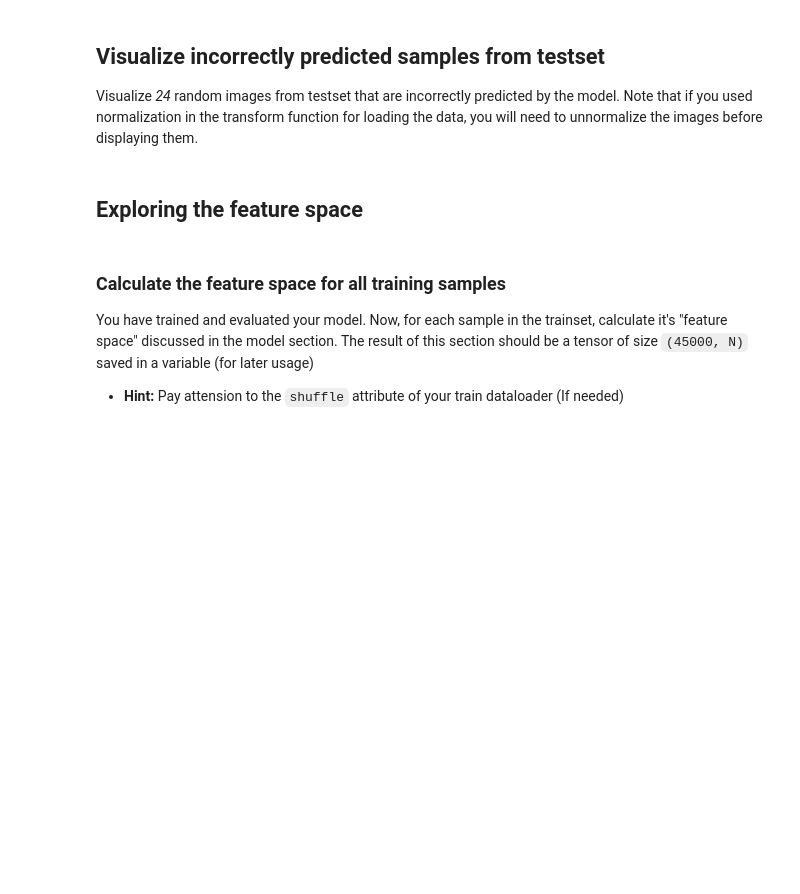
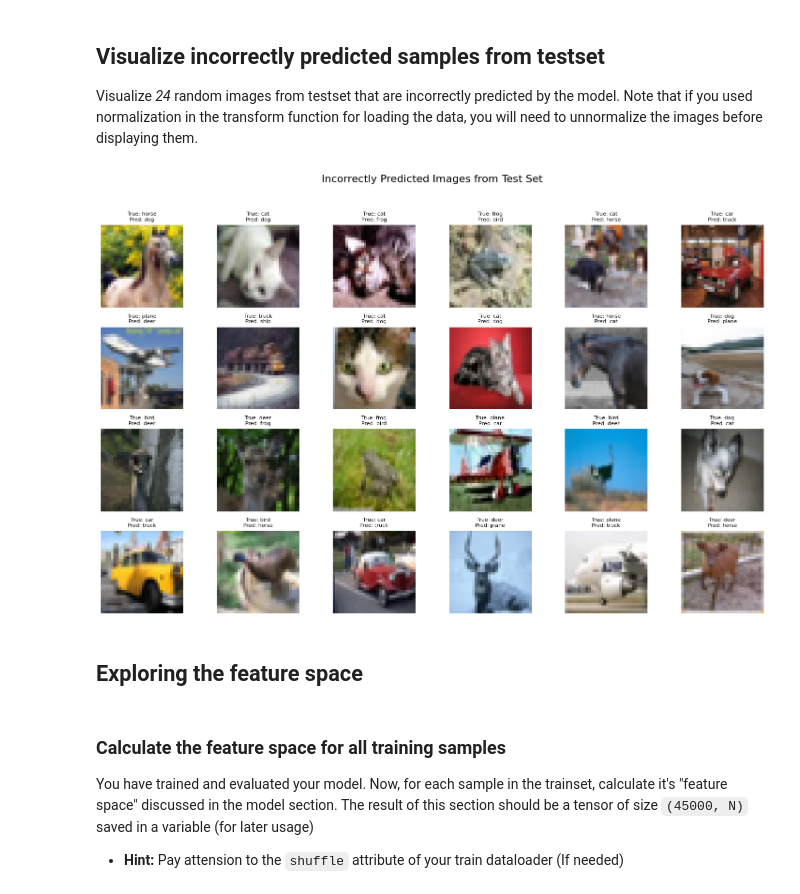
Before and after one commit to Artin-Tavasoli/Neural-Network, a Jupyter notebook: Neural_Network.ipynb, the cells around one changed output. Saved outputs shown, nothing was run; the diff lists cells and outputs as text; code cells hidden in the pictures; blank space fills up the shorter version.

Commit message:
Visualize Misclassified Images

```diff
--- a/Neural_Network.ipynb
+++ b/Neural_Network.ipynb
@@ -736,3 +778,39 @@ Visualize *24* random images from testset that are incorrectly predicted by the
+# %%
+model.eval()
+misclassified_images = []
+device = next(model.parameters()).device
+with torch.no_grad():
+    for batch_idx, (images, labels) in enumerate(testloader):
+        for i in range(images.size(0)):
+            image = images[i].to(device)
+            label = labels[i]
+            image_tensor = image.unsqueeze(0)
+            predicted_labels = model(image_tensor)
+            _, predicted = torch.max(predicted_labels.data, 1)
+
+            if predicted.item() != label:
+                misclassified_images.append((images[i], predicted.item(), label.item()))
+
+
+random_misclassified_images = random.sample(misclassified_images, 24)
+
+fig, axes = plt.subplots(4, 6, figsize=(15, 10))
+fig.suptitle('Incorrectly Predicted Images from Test Set', fontsize=16)
+
+for i, (image, predicted_label, true_label) in enumerate(random_misclassified_images):
+    unnormalized_image = norminv(image)
+    img_array = unnormalized_image.permute(1, 2, 0).numpy()
+    img_array = np.clip(img_array, 0, 1)
+
+    ax = axes[i // 6, i % 6]
+    ax.imshow(img_array)
+    ax.set_title(f'True: {classes[true_label]}\nPredicted: {classes[predicted_label]}', fontsize=8)
+    ax.axis('off')
+
+plt.tight_layout(rect=[0, 0.03, 1, 0.95])
+plt.show()
+# %% [output]
+[figure, added]
 # %% [markdown]
 ## Exploring the feature space
 # %% [markdown]
```
Also changed, not shown: parts of 11 cells of this notebook.
